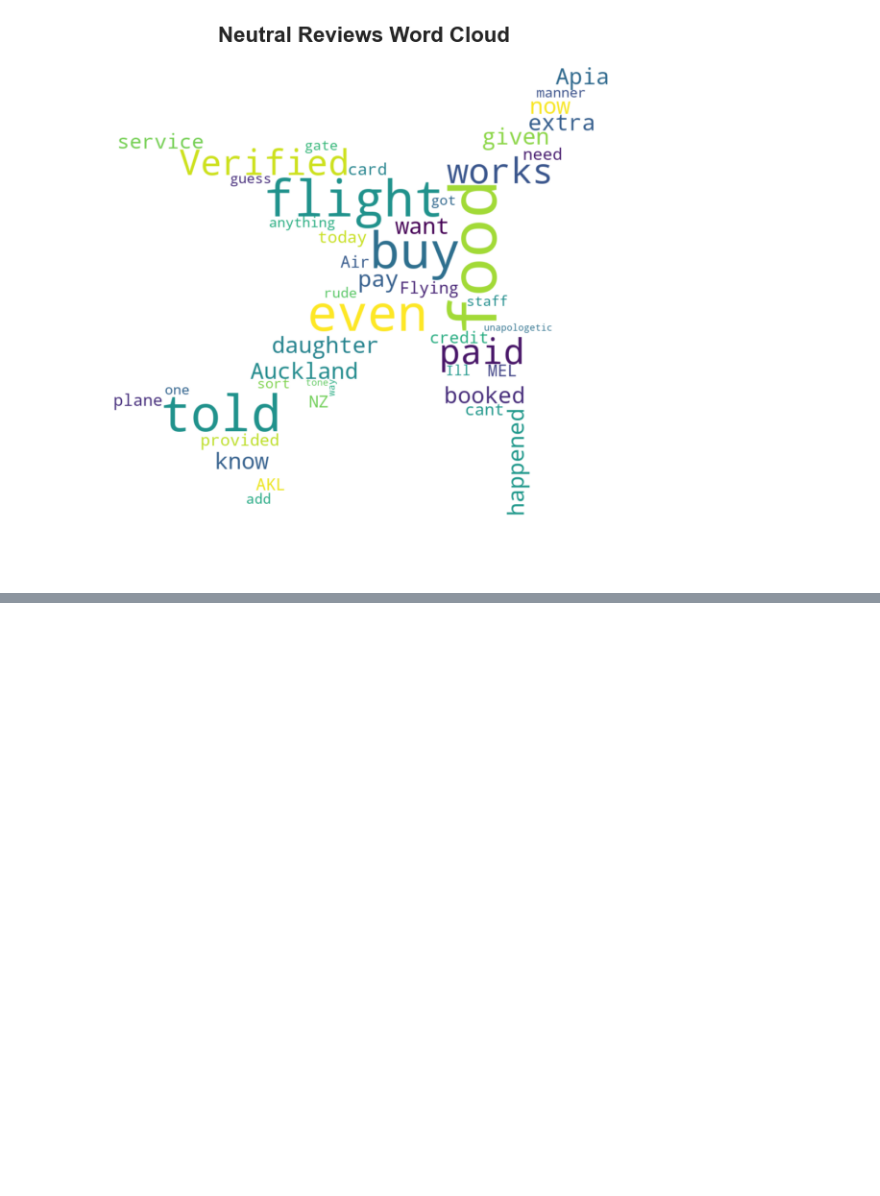
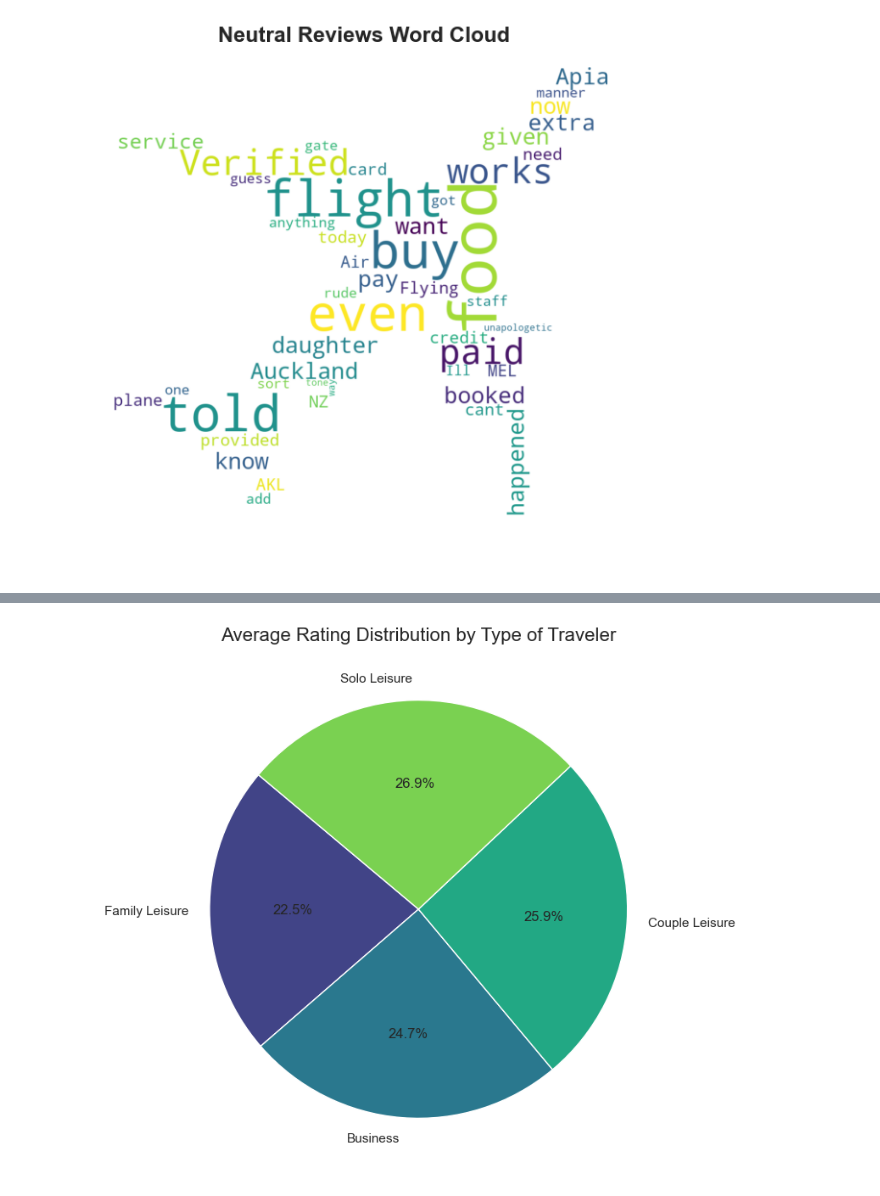
Before and after one commit to ainna-sabado/air-new-zealand-customer-feedback-analysis, a Jupyter notebook: customer-feedback-analysis.ipynb, the cells around one changed output, grey strips where cells are left out. Cells and saved outputs as stored; diff of their text form; code cells hidden in the pictures; blank space fills up the shorter version.

Commit message:
types of traveler, ratings by seat type

```diff
--- a/customer-feedback-analysis.ipynb
+++ b/customer-feedback-analysis.ipynb
@@ -338,0 +345,7 @@ generate_wordcloud(neutral_reviews, 'Neutral Reviews Word Cloud', mask)
+# %%
+# Group by 'type_of_traveller' and calculate the average rating for each group
+traveler_ratings = reviews_df.groupby('type_of_traveller')['rating'].mean().sort_values()
+
+# Print the average ratings for each traveler type
+print("Average Rating by Type of Traveler:")
+print(traveler_ratings)
@@ -338,0 +360,12 @@ generate_wordcloud(neutral_reviews, 'Neutral Reviews Word Cloud', mask)
+# %%
+# Plot pie chart
+plt.figure(figsize=(8, 8))
+plt.pie(traveler_ratings, labels=traveler_ratings.index, autopct='%1.1f%%', startangle=140, colors=sns.color_palette("viridis", len(traveler_ratings)))
+
+# Add title
+plt.title("Average Rating Distribution by Type of Traveler", fontsize=16)
+
+# Show the plot
+plt.show()
+# %% [output]
+[figure, added]
```
Also changed, not shown: parts of 9 cells of this notebook.
